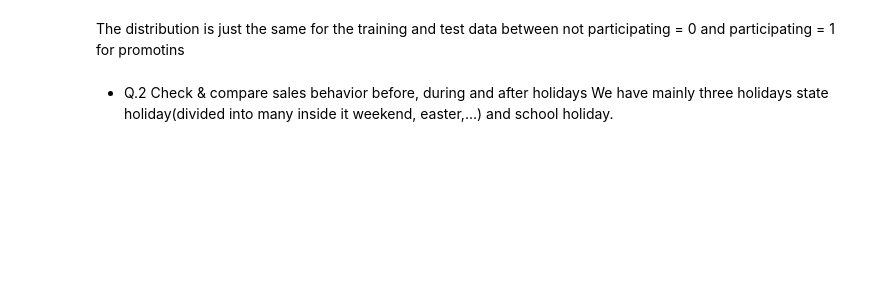
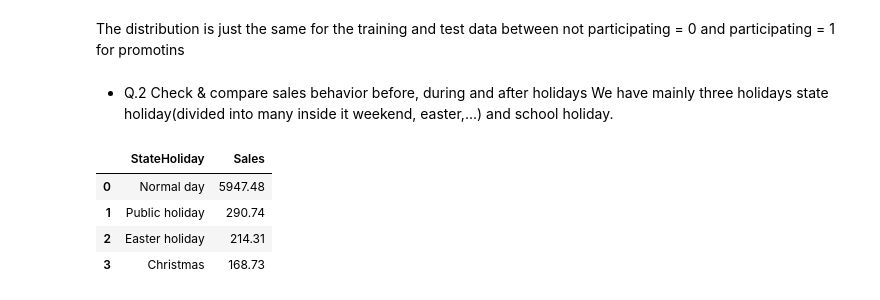
Before and after one commit to rafaesam/pharmaceutical_sales_prediction, a Jupyter notebook: notebooks/exploratory_data_analysis.ipynb, the cells around one changed output. Saved outputs shown, nothing was run; the diff lists cells and outputs as text; code cells hidden in the pictures; blank space fills up the shorter version.

```diff
--- a/notebooks/exploratory_data_analysis.ipynb
+++ b/notebooks/exploratory_data_analysis.ipynb
@@ -10,6 +10,10 @@ import os,sys
 sys.path.append(os.path.abspath(os.path.join('..')))
 from scripts.dataframe_overview import DfOverview
 from scripts.dataframe_cleaner import DfCleaner
+# %%
+cleaned_df_store = pd.read_csv('../data/cleaned_store.csv')
+cleaned_df_test = pd.read_csv('../data/cleaned_test.csv')
+cleaned_df_train = pd.read_csv('../data/cleaned_train.csv')
 # %%
 sns.set()
 %matplotlib inline
@@ -43,8 +49,15 @@ The distribution is just the same for the training and test data between not par
 * Q.2 Check & compare sales behavior before, during and after holidays
     We have mainly three holidays state holiday(divided into many inside it weekend, easter,...) and school holiday.
 # %%
-s_h_train = train_data.groupby(['StateHoliday']).agg({'StateHoliday': ['count']})
-s_h_train.columns = ['count']
+state_holidays = ["Normal day", "Public holiday", "Easter holiday", "Christmas"]
+s_h_train = train_data.groupby(['StateHoliday']).agg({'Sales':'mean'})
+s_h_train.columns = ['Sales']
 s_h_train = s_h_train.reset_index()
-s_h_train["StateHoliday"] = s_h_train["StateHoliday"]
+s_h_train["StateHoliday"] = s_h_train["StateHoliday"].apply(lambda x: state_holidays[x])
 s_h_train
+# %% [output]
+|  | StateHoliday | Sales |
+| 0 | Normal day | 5947.48 |
+| 1 | Public holiday | 290.74 |
+| 2 | Easter holiday | 214.31 |
+| 3 | Christmas | 168.73 |
```
Also changed, not shown: parts of 12 cells of this notebook, 1 other file.
